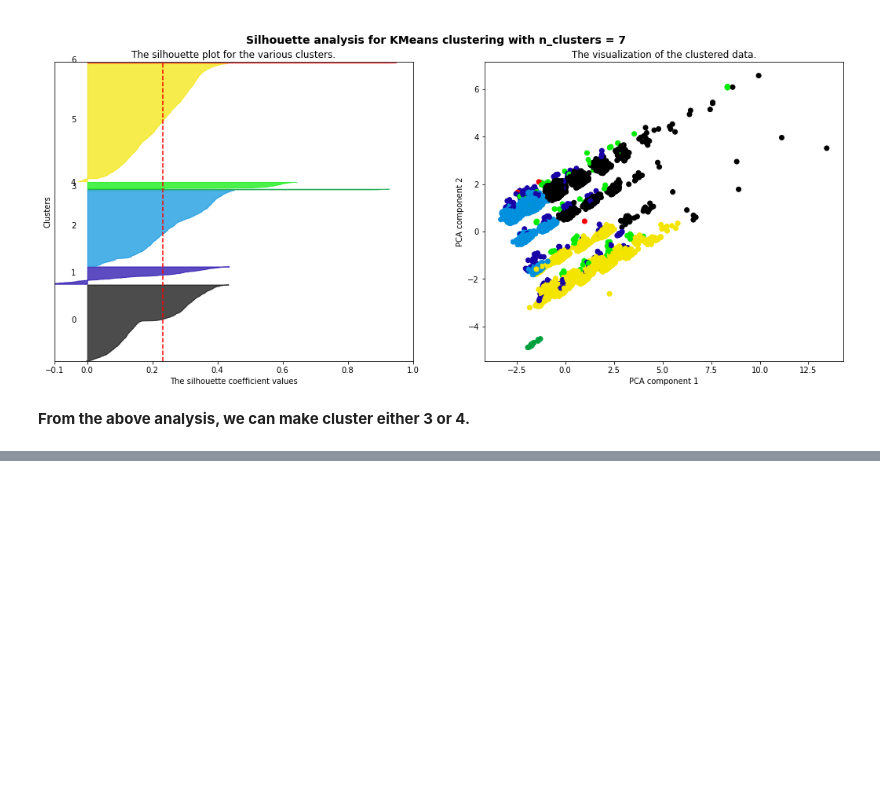
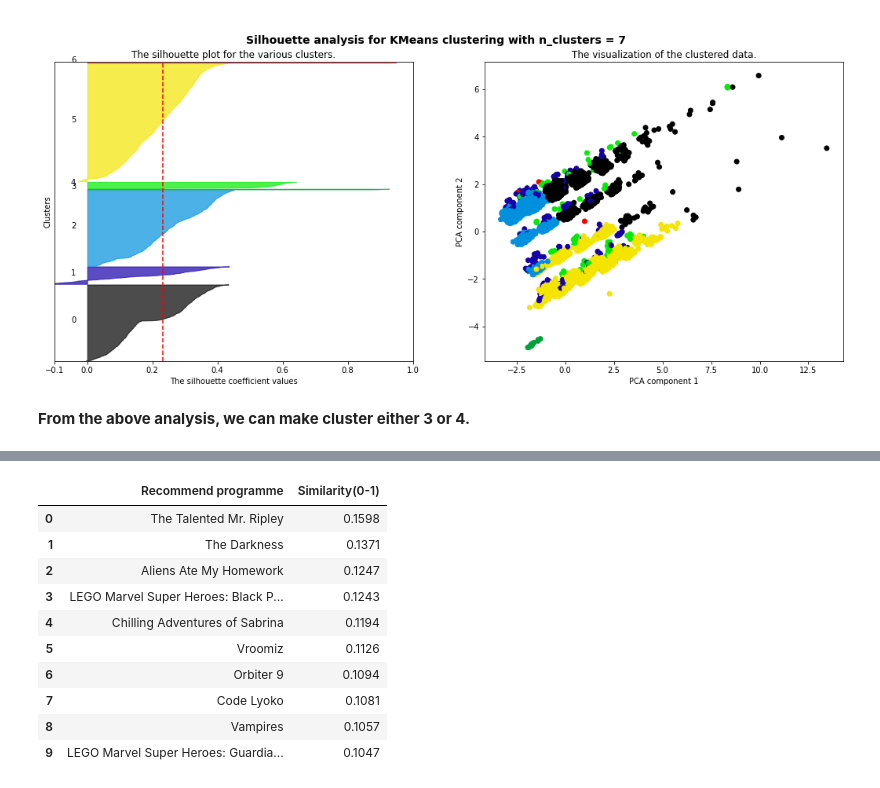
Before and after one commit to varnit836/NETFLIX-MOVIES-AND-TV-SHOWS-CLUSTERING, a Jupyter notebook: NETFLIX_MOVIES_AND_TV_SHOWS_CLUSTERING.ipynb, the cells around one changed output, grey strips where cells are left out. Cells and saved outputs as stored; diff of their text form; code cells hidden in the pictures; blank space fills up the shorter version.

```diff
--- a/NETFLIX_MOVIES_AND_TV_SHOWS_CLUSTERING.ipynb
+++ b/NETFLIX_MOVIES_AND_TV_SHOWS_CLUSTERING.ipynb
@@ -952,0 +1087,29 @@ For n_clusters = 7 The average silhouette_score is : 0.2322343130779891
+# %%
+from sklearn.metrics.pairwise import cosine_similarity
+cosine_sim = cosine_similarity(tfidf_matrix)
+# %%
+programme_list=df['title'].to_list()
+# %%
+def recommend(title, cosine_similarity=cosine_sim):
+    index = programme_list.index(title)
+    sim_score = list(enumerate(cosine_sim[index]))
+    sim_score = sorted(sim_score, key= lambda x: x[1], reverse=True)[1:11] #position 0 is the movie itself, thus exclude
+    recommend_index = [i[0] for i in sim_score]
+    rec_movie = df['title'].iloc[recommend_index]
+    rec_score = [round(i[1],4) for i in sim_score]
+    rec_table = pd.DataFrame(list(zip(rec_movie,rec_score)), columns=['Recommend programme','Similarity(0-1)'])
+    return rec_table
+# %%
+recommend('Avengers: Infinity War')
+# %% [output]
+|  | Recommend programme | Similarity(0-1) |
+| 0 | The Talented Mr. Ripley | 0.1598 |
+| 1 | The Darkness | 0.1371 |
+| 2 | Aliens Ate My Homework | 0.1247 |
+| 3 | LEGO Marvel Super Heroes: Black P... | 0.1243 |
+| 4 | Chilling Adventures of Sabrina | 0.1194 |
+| 5 | Vroomiz | 0.1126 |
+| 6 | Orbiter 9 | 0.1094 |
+| 7 | Code Lyoko | 0.1081 |
+| 8 | Vampires | 0.1057 |
+| 9 | LEGO Marvel Super Heroes: Guardia... | 0.1047 |
```
Also changed, not shown: parts of 25 cells of this notebook.
